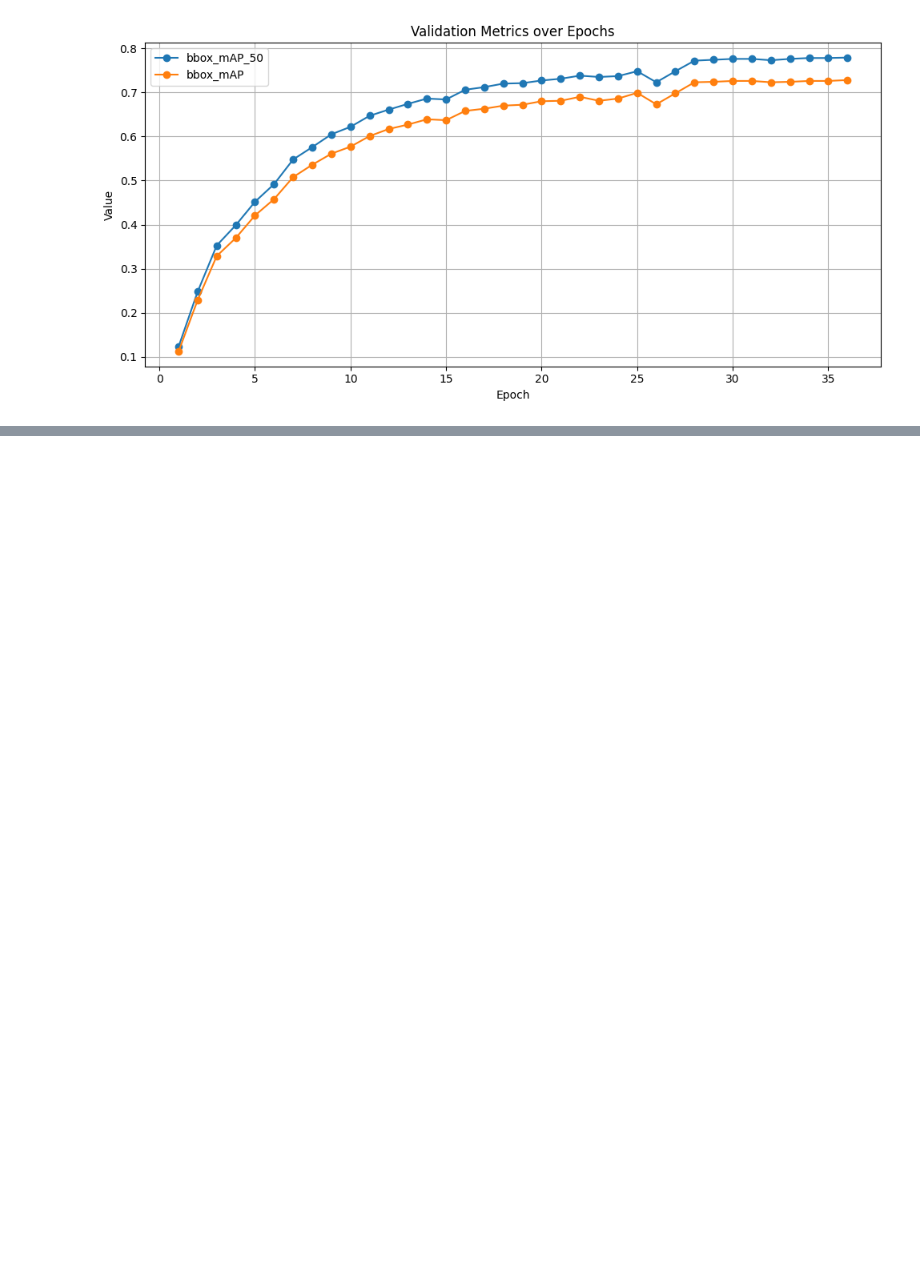
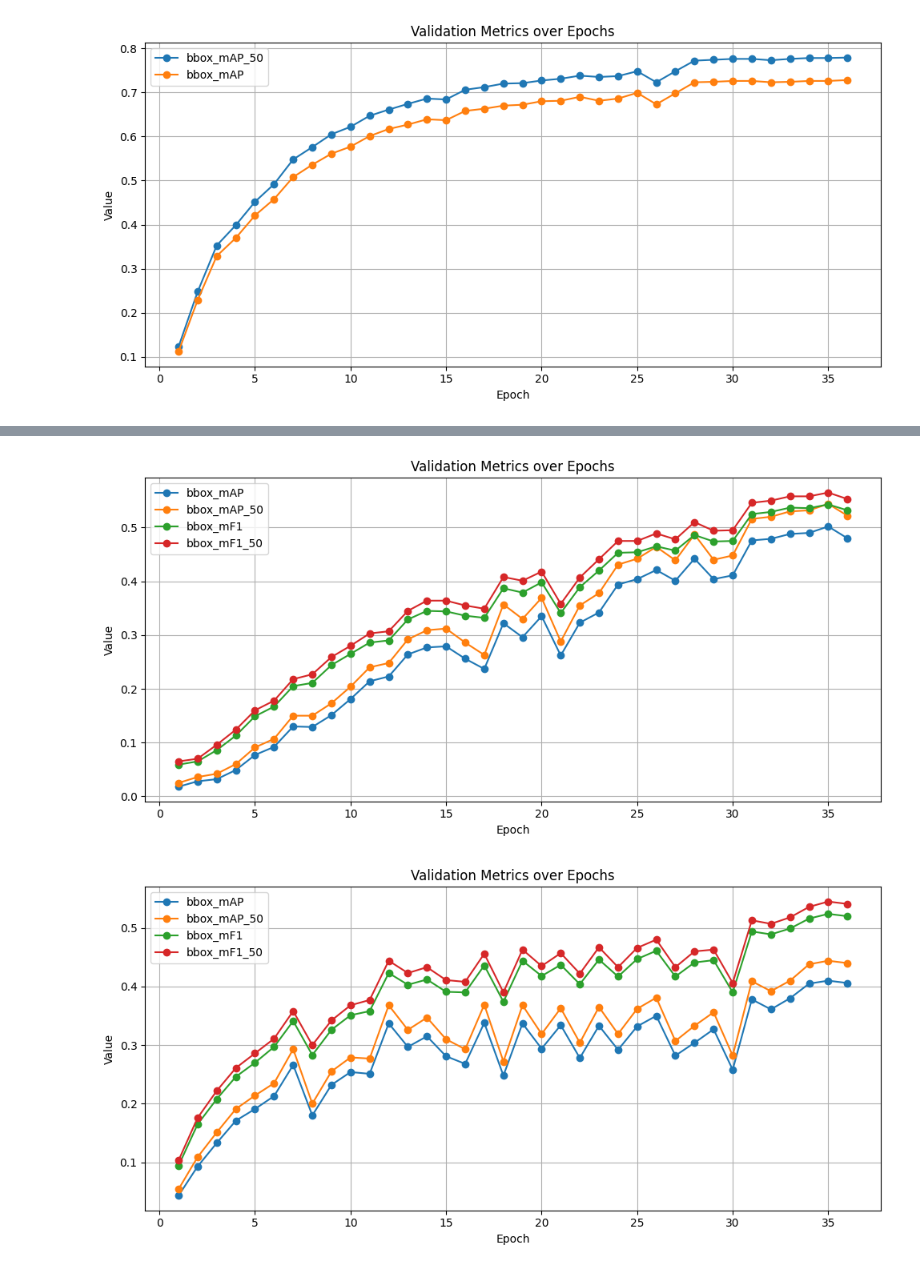
Before and after one commit to Gogonemnem/hierarchical-object-detection, a Jupyter notebook: tests.ipynb, the cells around one changed output, grey strips where cells are left out. Cells and saved outputs as stored; diff of their text form; code cells hidden in the pictures; blank space fills up the shorter version.

```diff
--- a/tests.ipynb
+++ b/tests.ipynb
@@ -132,0 +140,15 @@ plot_metrics(log_files)
+# %%
+# With Shared Classifiers
+log_files = [
+    "work_dirs/dino-4scale_r50-shared-proj_improved_8xb2/20250427_071406/vis_data/scalars.json"
+]
+plot_metrics(log_files, metrics_to_track=["coco/bbox_mAP", "coco/bbox_mAP_50", "coco/bbox_mF1", "coco/bbox_mF1_50"])
+
+# Standard DINO
+log_files = [
+    "work_dirs/dino-4scale_r50_improved_8xb2/20250428_044942/vis_data/scalars.json"
+]
+plot_metrics(log_files, metrics_to_track=["coco/bbox_mAP", "coco/bbox_mAP_50", "coco/bbox_mF1", "coco/bbox_mF1_50"])
+# %% [output]
+[figure, added]
+[figure, added]
```
Also changed, not shown: parts of 1 cell of this notebook.
